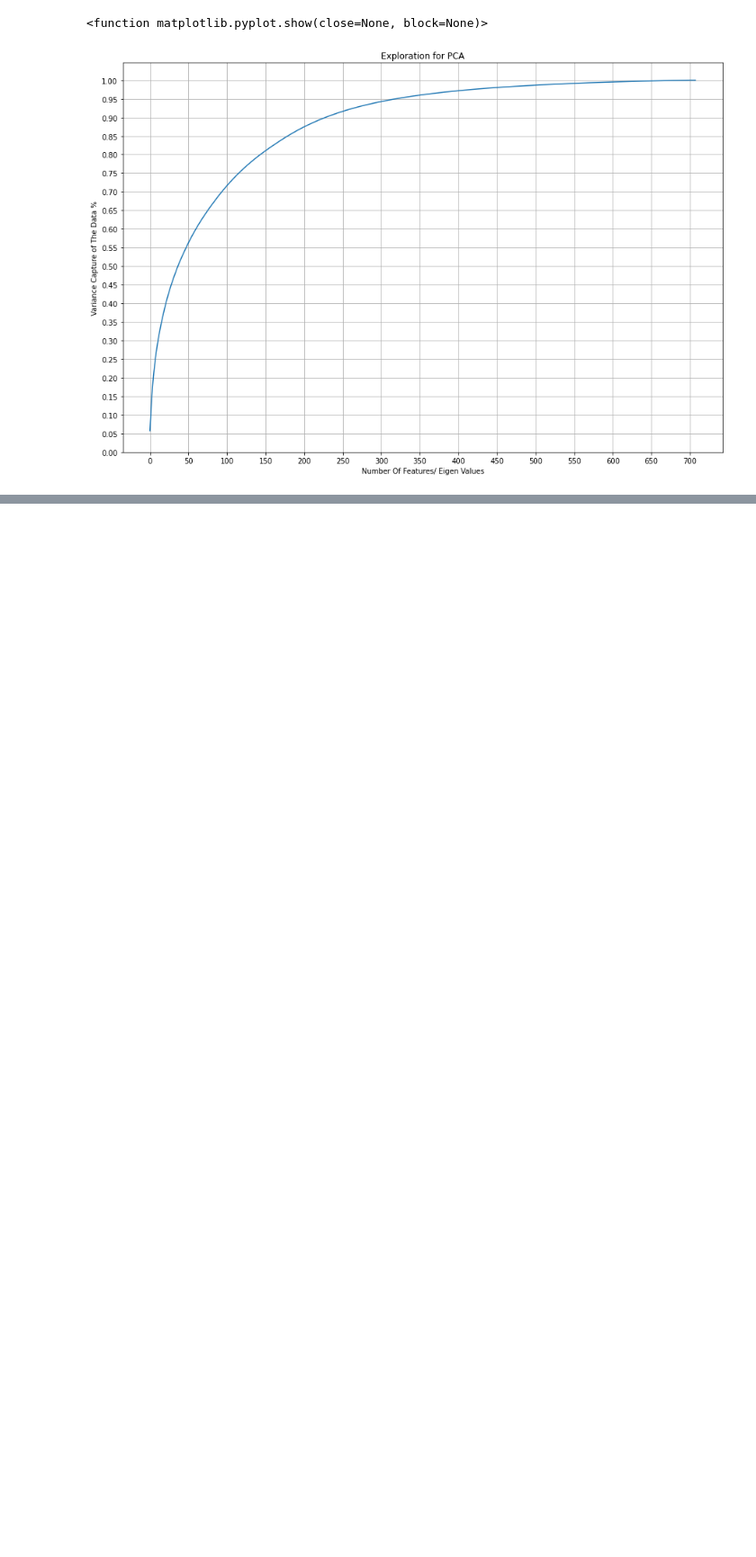
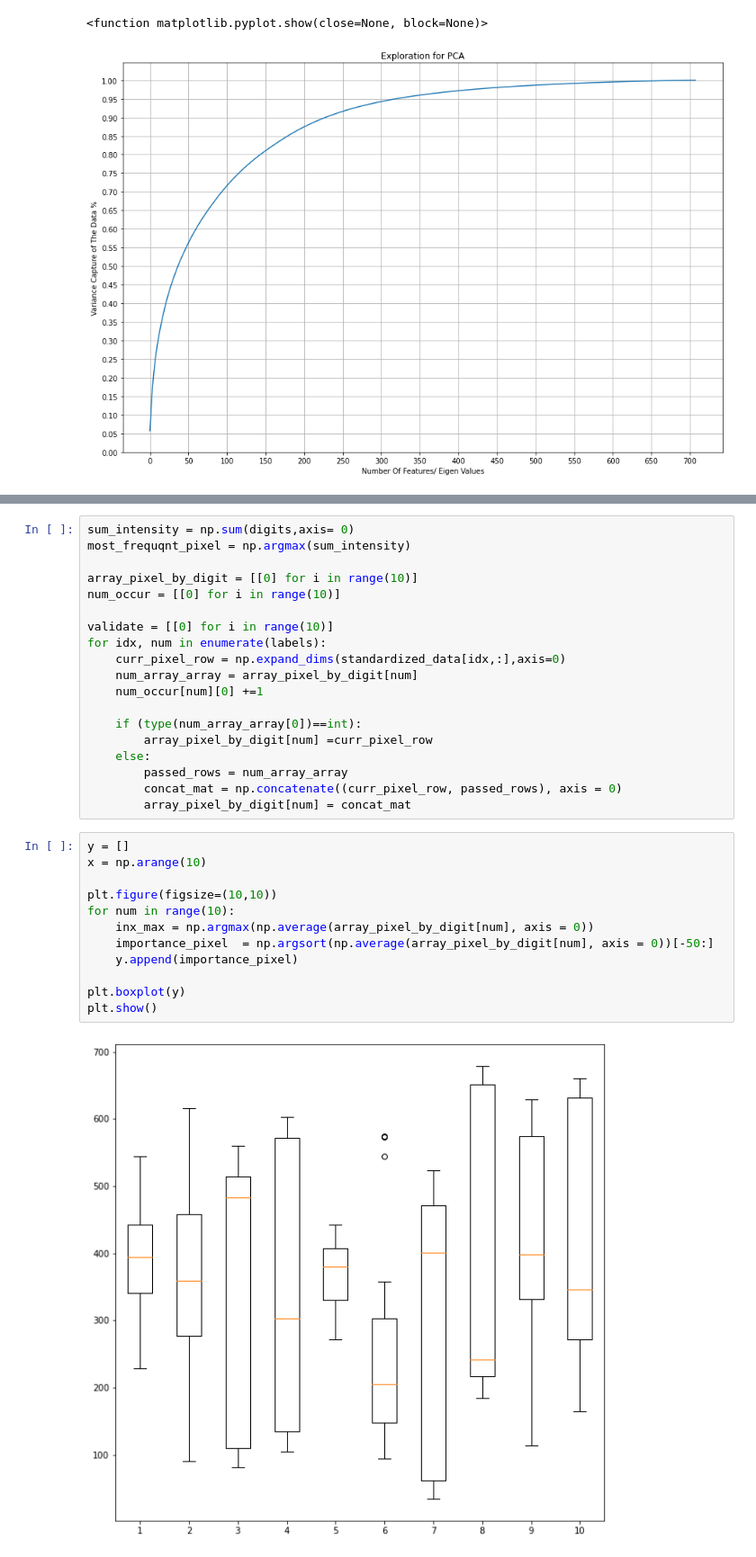
Before and after one commit to idangrady/INFOMPR, a Jupyter notebook: Practical_Assignment/Jupityer_analysis.ipynb, the cells around one changed output, grey strips where cells are left out. Shown: that part at 90% size. Cells and saved outputs as stored; diff of their text form; blank space fills up the shorter version.

```diff
--- a/Practical_Assignment/Jupityer_analysis.ipynb
+++ b/Practical_Assignment/Jupityer_analysis.ipynb
@@ -111,0 +121,33 @@ plt.show
+# %%
+sum_intensity = np.sum(digits,axis= 0)
+most_frequqnt_pixel = np.argmax(sum_intensity)
+
+array_pixel_by_digit = [[0] for i in range(10)]
+num_occur = [[0] for i in range(10)]
+
+validate = [[0] for i in range(10)]
+for idx, num in enumerate(labels):
+    curr_pixel_row = np.expand_dims(standardized_data[idx,:],axis=0)
+    num_array_array = array_pixel_by_digit[num]
+    num_occur[num][0] +=1
+
+    if (type(num_array_array[0])==int):
+        array_pixel_by_digit[num] =curr_pixel_row
+    else:
+        passed_rows = num_array_array
+        concat_mat = np.concatenate((curr_pixel_row, passed_rows), axis = 0)
+        array_pixel_by_digit[num] = concat_mat
+# %%
+y = []
+x = np.arange(10)
+
+plt.figure(figsize=(10,10))
+for num in range(10):
+    inx_max = np.argmax(np.average(array_pixel_by_digit[num], axis = 0))
+    importance_pixel  = np.argsort(np.average(array_pixel_by_digit[num], axis = 0))[-50:]
+    y.append(importance_pixel)
+
+plt.boxplot(y)
+plt.show()
+# %% [output]
+[figure, added]
```
Also changed, not shown: parts of 7 cells of this notebook.
